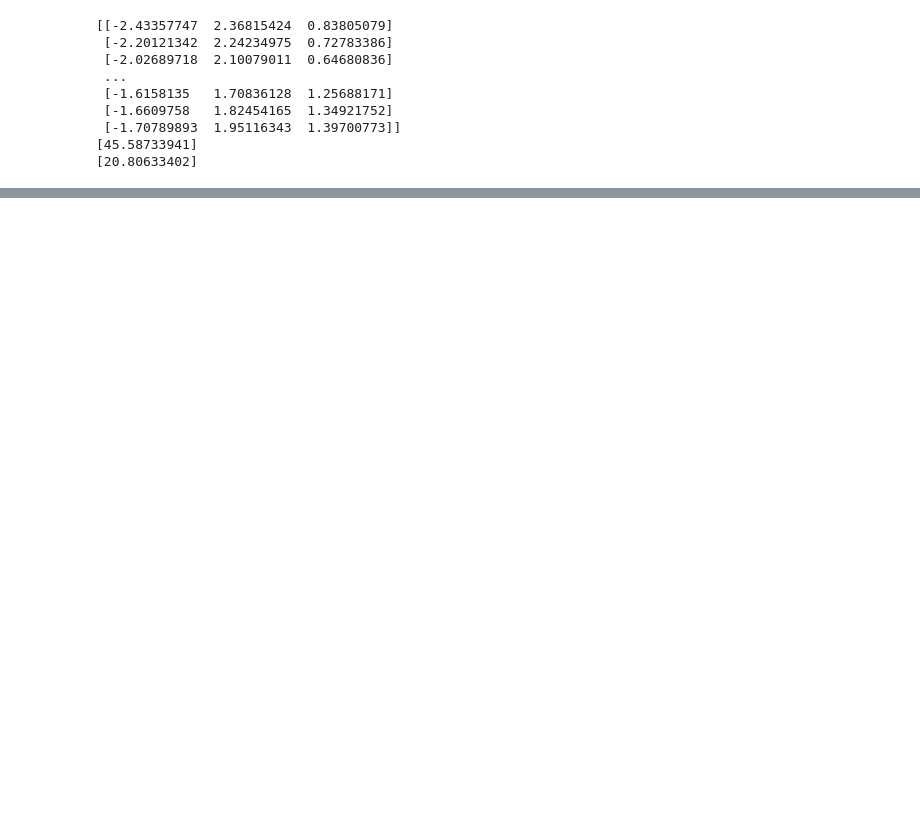
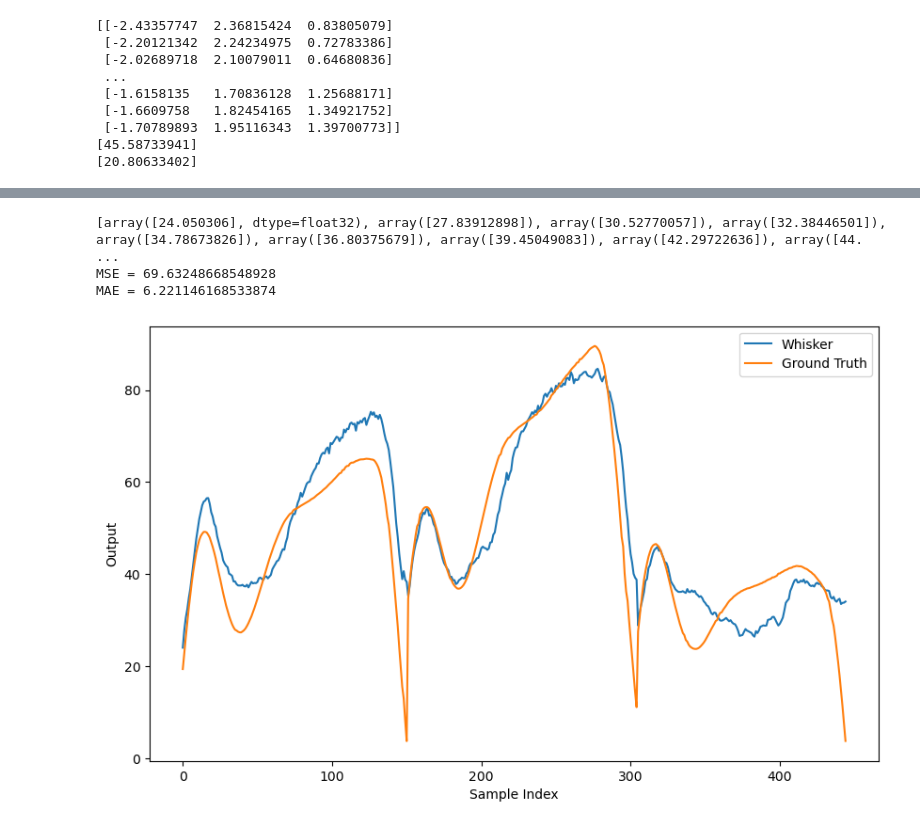
Before and after one commit to TacYee/autonomous-fly, a Jupyter notebook: Optitrack/dataanalyse/uncertainty_mlp_KF.ipynb, the cells around one changed output, grey strips where cells are left out. Saved outputs shown, nothing was run; the diff lists cells and outputs as text; code cells hidden in the pictures; blank space fills up the shorter version.

```diff
--- a/Optitrack/dataanalyse/uncertainty_mlp_KF.ipynb
+++ b/Optitrack/dataanalyse/uncertainty_mlp_KF.ipynb
@@ -955,4 +1025,74 @@ MAE = 6.107722374755556
 [figure]
+# %%
+#KF Flat2_1 whisker2
+import numpy as np
+import os
+import matplotlib.pyplot as plt
+from KF import KalmanFilterFLAT2_1
+from sklearn.metrics import mean_squared_error, mean_absolute_error
+
+def apply_kalman_filterFLAT2(initial_state, initial_position, initial_yaw, test_pre, positions, yaws):
+    kf = KalmanFilterFLAT2_1(initial_state, initial_position, initial_yaw, initial_covariance, process_noise, measurement_noise)
+    estimates = [np.array([initial_state])]
+    for z, position, yaw in zip(test_pre[1:], positions[1:], yaws[1:]):
+        kf.predict(position, yaw)
+        kf.update(np.array([234 - z]))
+        estimates.append(kf.get_current_estimate())
+    return estimates
+
+# 数据分段
+test_GT2_filtered_1 = test_GT2_filtered[0:151]
+test_GT2_filtered_2 = test_GT2_filtered[151:305]
+test_GT2_filtered_3 = test_GT2_filtered[305:445]
+test_pre2_1 = test_pre2[0:151]
+test_pre2_2 = test_pre2[151:305]
+test_pre2_3 = test_pre2[305:445]
+test_position2_1 = test_position2_filtered[0:151]
+test_position2_2 = test_position2_filtered[151:305]
+test_position2_3 = test_position2_filtered[305:445]
+test_yaw2_1 = test_orientation2_filtered[0:151]
+test_yaw2_2 = test_orientation2_filtered[151:305]
+test_yaw2_3 = test_orientation2_filtered[305:445]
+# 初始状态和噪声配置
+initial_states = [test_pre2_1[0], test_pre2_2[0], test_pre2_3[0]]
+initial_positions = [test_position2_1[0], test_position2_2[0], test_position2_3[0]]
+initial_yaws = [test_yaw2_1[0], test_yaw2_2[0], test_yaw2_3[0]]
+initial_covariance = np.array([[50]])
+process_noise = np.array([[0.5]])
+measurement_noise = np.array([[1]])
+
+# 应用卡尔曼滤波
+test_kal2_1 = apply_kalman_filterFLAT2(initial_states[0], initial_positions[0], initial_yaws[0], test_pre2_1, test_position2_1, test_yaw2_1)
+test_kal2_2 = apply_kalman_filterFLAT2(initial_states[1], initial_positions[1], initial_yaws[1],test_pre2_2, test_position2_2, test_yaw2_2)
+test_kal2_3 = apply_kalman_filterFLAT2(initial_states[2], initial_positions[2], initial_yaws[2],test_pre2_3, test_position2_3, test_yaw2_3)
+
+# 合并结果
+test_kal2 = test_kal2_1 + test_kal2_2 + test_kal2_3
+print(test_kal2)
+# 计算损失
+MSE_loss = mean_squared_error(test_kal2, test_GT2_filtered)
+MAE_loss = mean_absolute_error(test_kal2, test_GT2_filtered)
+
+print(f'MSE = {MSE_loss}')
+print(f'MAE = {MAE_loss}')
+
+# 保存图像
+test_image_folder = 'FLAT2_MLP_KF_test_image_save_whisker2'
+os.makedirs(test_image_folder, exist_ok=True)
+test_image_output_file = f'{test_image_folder}/p_0.05_noise_1e-2_modelvarianceweight_1_whisker1_kf_certainnoise_5_0.005_0.5_1.png'
+
+plt.figure(figsize=(10, 6))
+plt.plot(test_kal2, label='Whisker')
+plt.plot(test_GT2_filtered, label='Ground Truth')
+plt.legend()
+plt.xlabel('Sample Index')
+plt.ylabel('Output')
+plt.savefig(test_image_output_file)
+# %% [output]
+[array([24.050306], dtype=float32), array([27.83912898]), array([30.52770057]), array([32.38446501]), array([34.78673826]), array([36.80375679]), array([39.45049083]), array([42.29722636]), array([44. ...
+MSE = 69.63248668548928
+MAE = 6.221146168533874
+[figure, added]
 # %%
 #KF Flat2 whisker2
 import numpy as np
```
Also changed, not shown: parts of 22 cells of this notebook, 19 other files.
